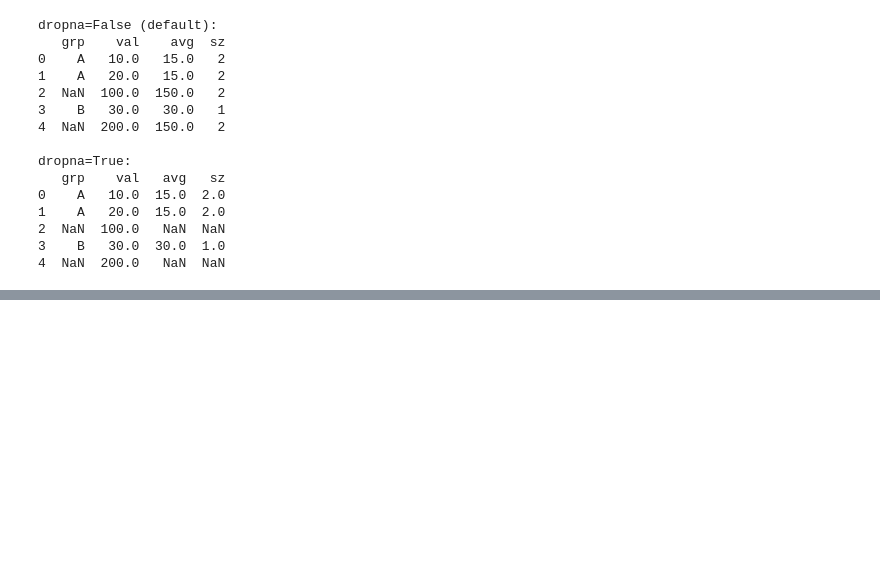
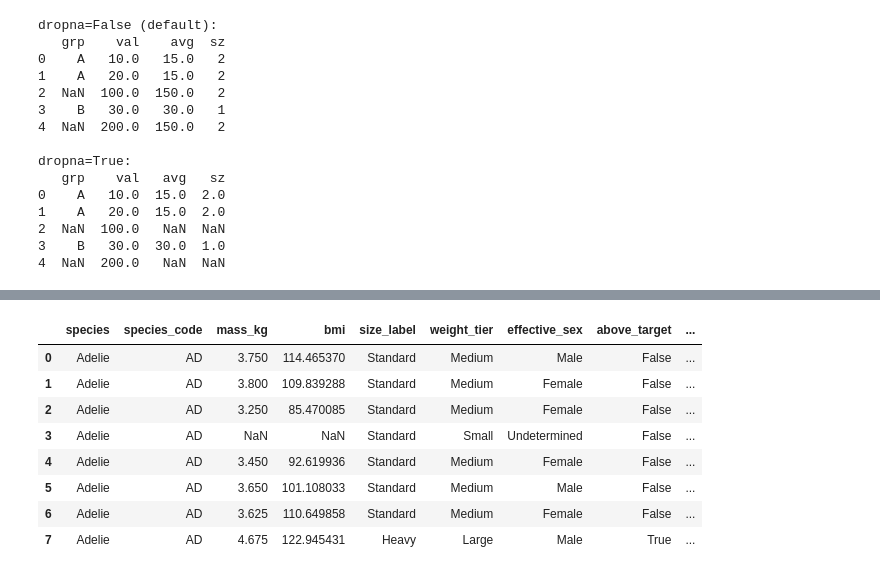
Before and after one commit to maddytae/pytae, a Jupyter notebook: docs/library/mutate.ipynb, the cells around one changed output, grey strips where cells are left out. Saved outputs shown, nothing was run; the diff lists cells and outputs as text; code cells hidden in the pictures; blank space fills up the shorter version.

Commit message:
docs(notebooks): add comprehensive all-in-one mutate example to mutate.ipynb

```diff
--- a/docs/library/mutate.ipynb
+++ b/docs/library/mutate.ipynb
@@ -503,0 +517,58 @@ dropna=True:
+# %%
+import numpy as np
+import pytae as pt
+
+penguins = pt.sample("penguins")
+
+# 7. Local Python variable from caller scope (referenced with @ prefix)
+target_threshold = 4.2
+
+master_df = (
+    penguins
+    .pt.mutate(
+        # 1. Normal mutate: standard arithmetic derivation
+        bill_ratio="bill_length_mm / bill_depth_mm",
+        mass_kg="body_mass_g / 1000",
+
+        # 3. Referencing newly created col (mass_kg) in the same mutate call
+        bmi="mass_kg / ((flipper_length_mm / 1000) ** 2)",
+
+        # 7a. Local variable reference (@target_threshold) from caller scope
+        above_target="mass_kg > @target_threshold",
+
+        # 4. if_else: binary conditional logic
+        size_label="if_else(mass_kg >= 4.5, 'Heavy', 'Standard')",
+
+        # 5. case_when: multi-condition tiered categorization
+        weight_tier="case_when((mass_kg >= 5.0, 'XL'), (mass_kg >= 4.0, 'Large'), (mass_kg >= 3.0, 'Medium'), default='Small')",
+
+        # 6. coalesce: prioritize sex, fall back to 'Undetermined' when null (row 3 has sex=NaN)
+        effective_sex="coalesce(sex, 'Undetermined')",
+
+        # 7b. map(): category dictionary lookup with default fallback
+        species_code="map(species, {'Adelie': 'AD', 'Gentoo': 'GE', 'Chinstrap': 'CH'}, 'OTHER')",
+
+        # 7c. Spaced column creation via dict unpacking & bracket referencing
+        **{"mass lbs": "mass_kg * 2.20462"},
+        heavy_lbs="[mass lbs] > 9.5",
+
+        # 2. lambda: custom callable inspecting the accumulated DataFrame
+        is_large=lambda df: (df["mass_kg"] > 4.0) & (df["bill_ratio"] > 2.5),
+    )
+)
+
+cols_to_show = [
+    "species", "species_code", "mass_kg", "bmi", "size_label",
+    "weight_tier", "effective_sex", "above_target", "heavy_lbs", "is_large"
+]
+master_df[cols_to_show].head(8)
+# %% [output]
+|  | species | species_code | mass_kg | bmi | size_label | weight_tier | effective_sex | above_target | ... |
+| 0 | Adelie | AD | 3.750 | 114.465370 | Standard | Medium | Male | False | ... |
+| 1 | Adelie | AD | 3.800 | 109.839288 | Standard | Medium | Female | False | ... |
+| 2 | Adelie | AD | 3.250 | 85.470085 | Standard | Medium | Female | False | ... |
+| 3 | Adelie | AD | NaN | NaN | Standard | Small | Undetermined | False | ... |
+| 4 | Adelie | AD | 3.450 | 92.619936 | Standard | Medium | Female | False | ... |
+| 5 | Adelie | AD | 3.650 | 101.108033 | Standard | Medium | Male | False | ... |
+| 6 | Adelie | AD | 3.625 | 110.649858 | Standard | Medium | Female | False | ... |
+| 7 | Adelie | AD | 4.675 | 122.945431 | Heavy | Large | Male | True | ... |
```
Also changed, not shown: parts of 12 cells of this notebook, 8 other files.
